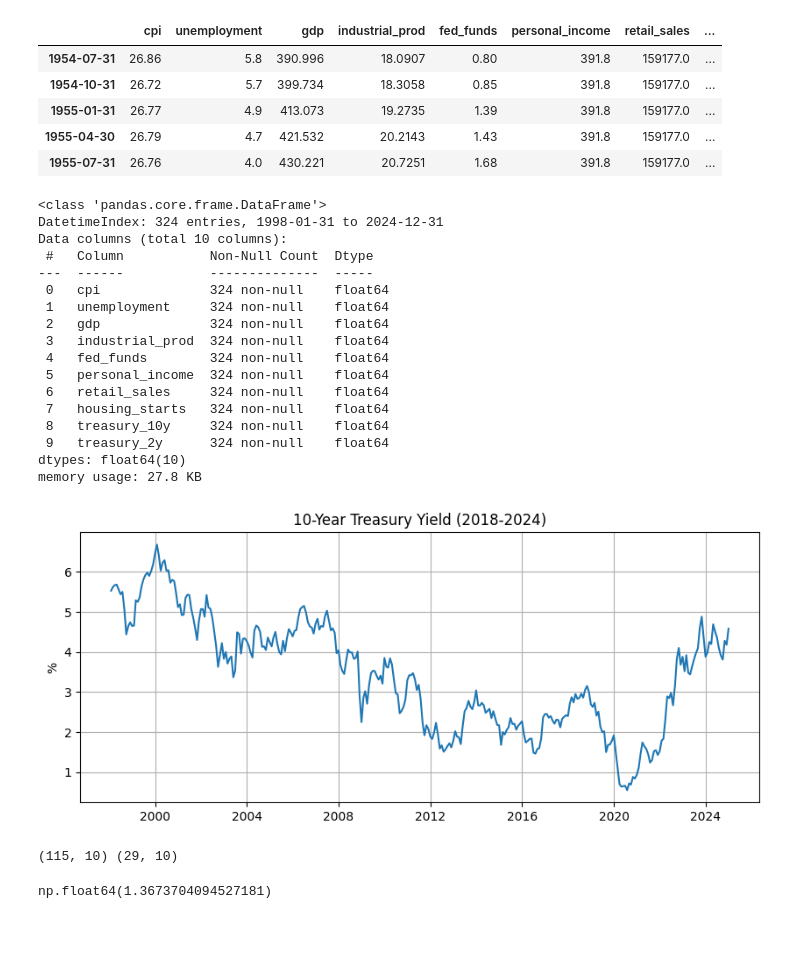
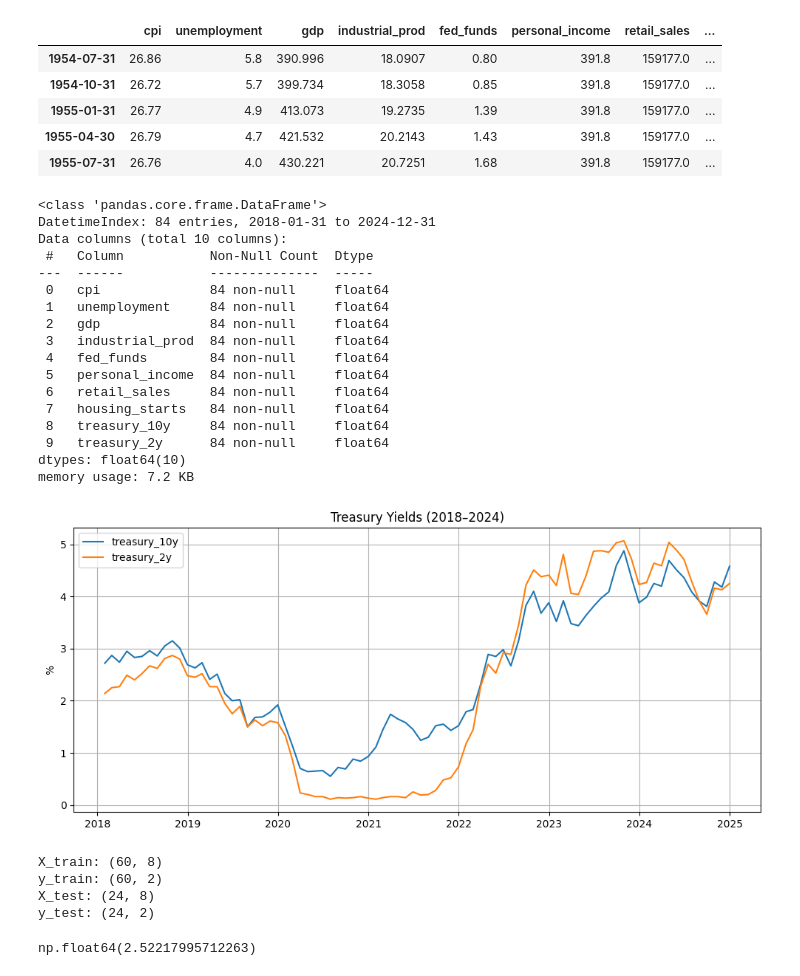
Before and after one commit to dmljb/DS4420Project, a Jupyter notebook: notebooks/yield_baseline_model.ipynb, the cells around one changed output. Saved outputs shown, nothing was run; the diff lists cells and outputs as text; code cells hidden in the pictures; blank space fills up the shorter version.

```diff
--- a/notebooks/yield_baseline_model.ipynb
+++ b/notebooks/yield_baseline_model.ipynb
@@ -16,61 +16,74 @@ df.head()
 | 1955-04-30 | 26.79 | 4.7 | 421.532 | 20.2143 | 1.43 | 391.8 | 159177.0 | ... |
 | 1955-07-31 | 26.76 | 4.0 | 430.221 | 20.7251 | 1.68 | 391.8 | 159177.0 | ... |
 # %%
-data = df.loc["1998-01-01":"2024-12-31"].copy()
+data = df.loc["2018-01-01":"2024-12-31"].copy()
 data = data.dropna()
 
 data.info()
 # %% [output]
 <class 'pandas.core.frame.DataFrame'>
-DatetimeIndex: 324 entries, 1998-01-31 to 2024-12-31
+DatetimeIndex: 84 entries, 2018-01-31 to 2024-12-31
 Data columns (total 10 columns):
  #   Column           Non-Null Count  Dtype
 ---  ------           --------------  -----
- 0   cpi              324 non-null    float64
- 1   unemployment     324 non-null    float64
- 2   gdp              324 non-null    float64
- 3   industrial_prod  324 non-null    float64
- 4   fed_funds        324 non-null    float64
- 5   personal_income  324 non-null    float64
- 6   retail_sales     324 non-null    float64
- 7   housing_starts   324 non-null    float64
- 8   treasury_10y     324 non-null    float64
- 9   treasury_2y      324 non-null    float64
+ 0   cpi              84 non-null     float64
+ 1   unemployment     84 non-null     float64
+ 2   gdp              84 non-null     float64
+ 3   industrial_prod  84 non-null     float64
+ 4   fed_funds        84 non-null     float64
+ 5   personal_income  84 non-null     float64
+ 6   retail_sales     84 non-null     float64
+ 7   housing_starts   84 non-null     float64
+ 8   treasury_10y     84 non-null     float64
+ 9   treasury_2y      84 non-null     float64
 dtypes: float64(10)
-memory usage: 27.8 KB
+memory usage: 7.2 KB
 # %%
-plt.figure(figsize=(10,4))
-plt.plot(data.index, data["treasury_10y"], label="10Y Yield")
-plt.title("10-Year Treasury Yield (2018-2024)")
+yield_cols = [c for c in data.columns if "treasury" in c]
+
+plt.figure(figsize=(12,5))
+for col in yield_cols:
+    plt.plot(data.index, data[col], label=col)
+
+plt.title("Treasury Yields (2018–2024)")
 plt.ylabel("%")
+plt.legend()
 plt.grid(True)
 plt.show()
 # %% [output]
-[figure, old version]
+[figure, new version]
 # %%
-train = data.loc[:"2007-7-31"]
-test = data.loc["2007-8-1":"2010-01-01"]
+train = data.loc[:"2022-12-31"]
+test  = data.loc["2023-01-01":]
 
-X_train = train.drop(columns=["treasury_10y"])
-y_train = train[["treasury_10y"]]
+yield_cols = [c for c in data.columns if "treasury" in c]
 
-X_test = test.drop(columns=["treasury_10y"])
-y_test = test[["treasury_10y"]]
+X_train = train.drop(columns=yield_cols)
+X_test  = test.drop(columns=yield_cols)
 
-print(train.shape, test.shape)
+y_train = train[yield_cols]
+y_test  = test[yield_cols]
+
+print("X_train:", X_train.shape)
+print("y_train:", y_train.shape)
+print("X_test:", X_test.shape)
+print("y_test:", y_test.shape)
 # %% [output]
-(115, 10) (29, 10)
+X_train: (60, 8)
+y_train: (60, 2)
+X_test: (24, 8)
+y_test: (24, 2)
 # %%
 scaler = StandardScaler()
 X_train_scaled = scaler.fit_transform(X_train)
 X_test_scaled = scaler.transform(X_test)
 # %%
-mean_pred = np.ones_like(y_test) * np.mean(y_train)
+mean_pred = np.tile(y_train.mean().values, (len(y_test), 1))
 
 baseline_rmse = np.sqrt(mean_squared_error(y_test, mean_pred))
 baseline_rmse
 # %% [output]
-np.float64(1.3673704094527181)
+np.float64(2.52217995712263)
 # %%
 plt.figure(figsize=(10,4))
 plt.plot(y_test.index, y_test, label="Actual")
```
Also changed, not shown: parts of 11 cells of this notebook, 1 other file.
